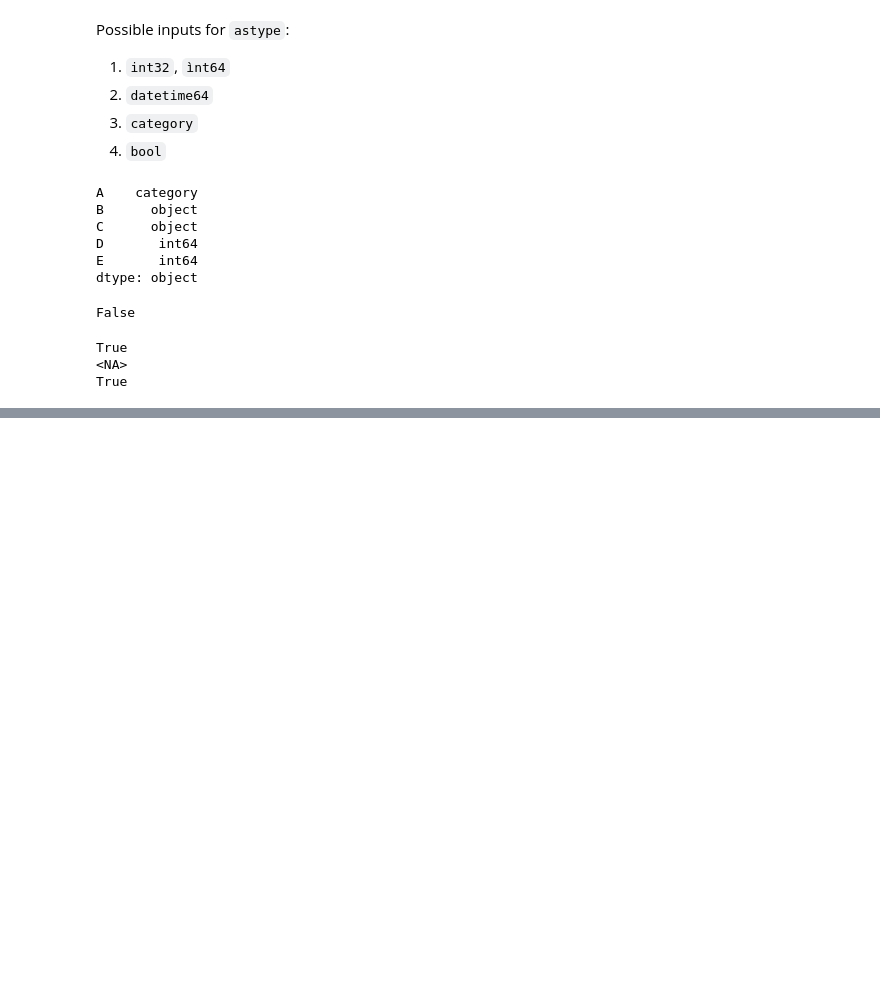
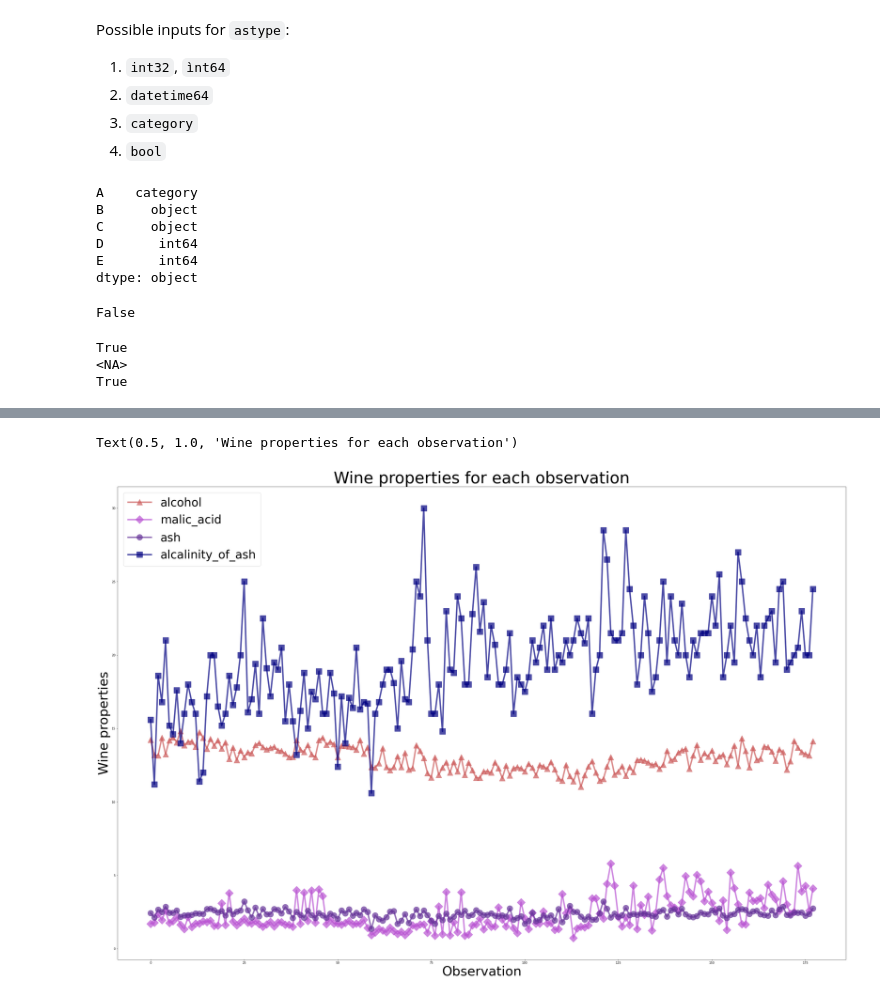
Before and after one commit to tohcejasmine/Notes, a Jupyter notebook: WIP/learning-pandas-practice.ipynb, the cells around one changed output, grey strips where cells are left out. Saved outputs shown, nothing was run; the diff lists cells and outputs as text; code cells hidden in the pictures; blank space fills up the shorter version.

Commit message:
Update WIP matplotlib notes

```diff
--- a/WIP/learning-pandas-practice.ipynb
+++ b/WIP/learning-pandas-practice.ipynb
@@ -976,0 +1084,24 @@ True
+# %%
+plt.figure(figsize=(45,30)) # width, height
+# Plot line graphs
+plt.plot('alcohol',
+         data=wine_df,
+         marker='^', # point type
+         alpha=.7, #transparency
+         markersize=20, # point size
+         color='indianred', # point colour
+         linewidth=5) # line thickness
+plt.plot('malic_acid', data=wine_df, marker='D',alpha=.7, markersize=20, color='mediumorchid', linewidth=5)
+plt.plot('ash', data=wine_df, marker='o',alpha=.7, markersize=20, color='rebeccapurple', linewidth=5)
+plt.plot('alcalinity_of_ash', data=wine_df, marker='s',alpha=.7, markersize=20, color='navy', linewidth=5)
+# Legend
+plt.legend(prop={'size':40})
+# Axis labels
+plt.xlabel('Observation', fontsize=45)
+plt.ylabel('Wine properties', fontsize=45)
+plt.title('Wine properties for each observation', fontsize=55)
+# Save graph
+#plt.savefig('linegraph_matplot.png')
+# %% [output]
+Text(0.5, 1.0, 'Wine properties for each observation')
+[figure, added]
```
Also changed, not shown: parts of 26 cells of this notebook.
